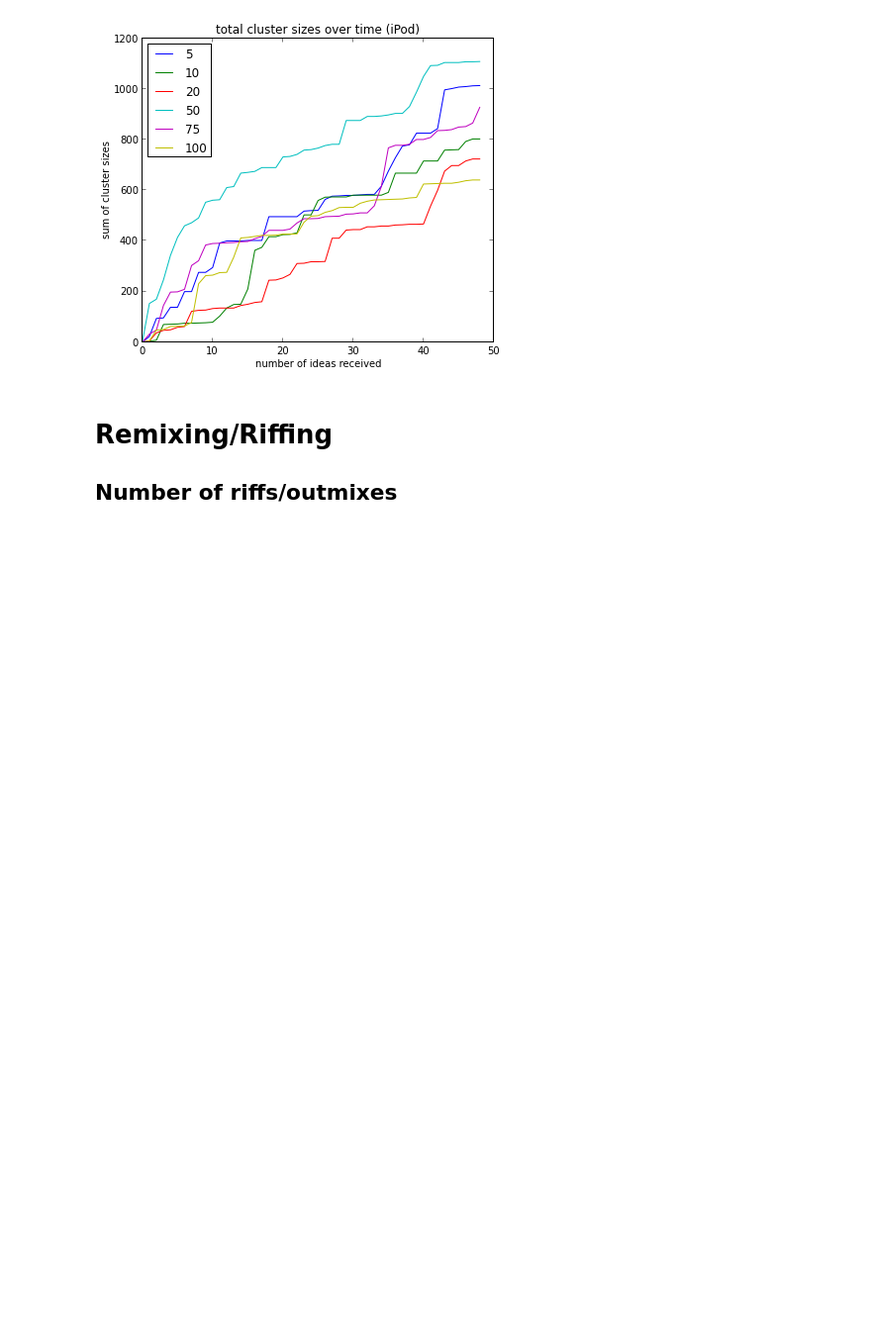
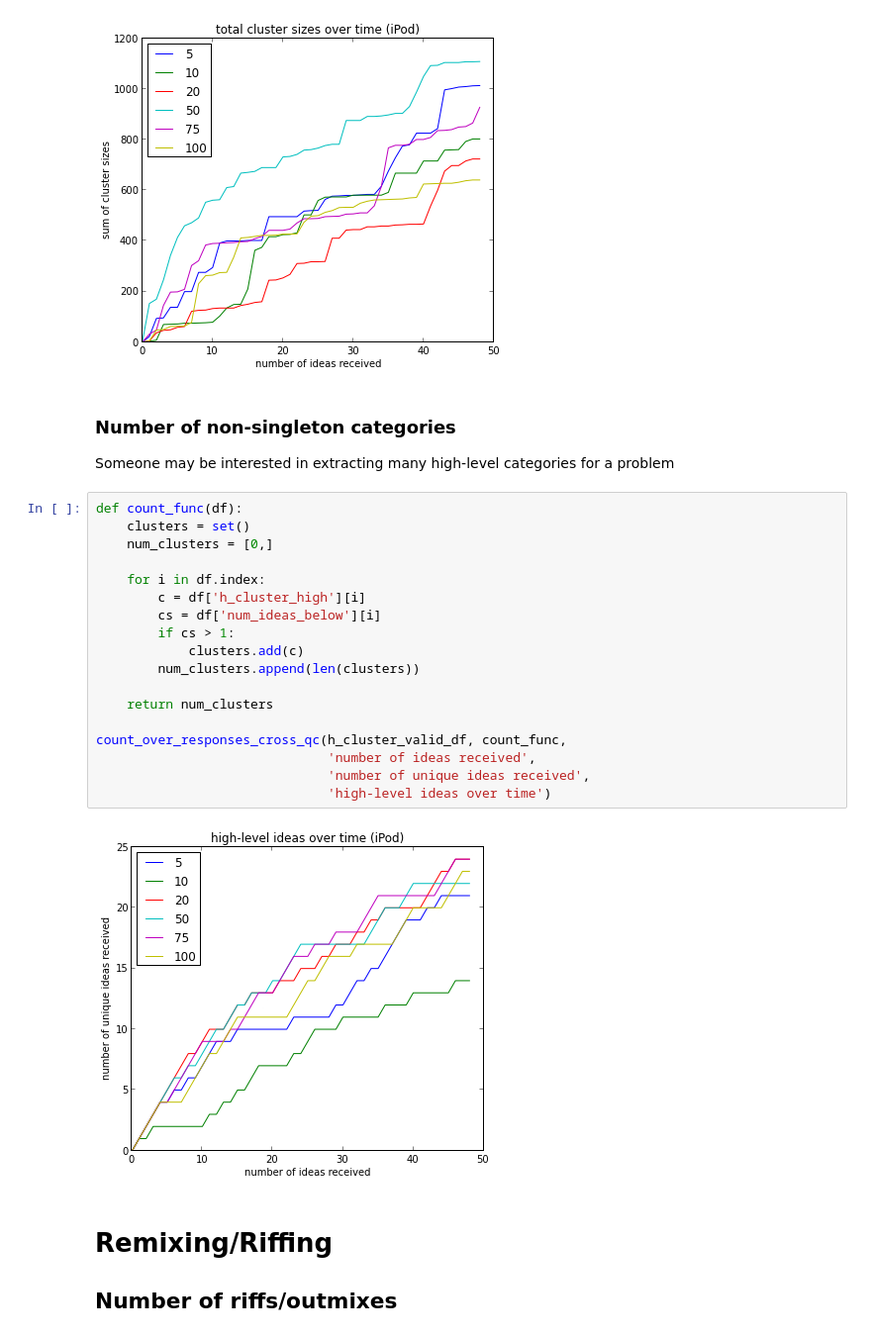
Before and after one commit to filkry/crowbrain, a Jupyter notebook: exps/post_pilot16_stats.ipynb, the cells around one changed output. Shown at 99% size. Cells and saved outputs as stored; diff of their text form; blank space fills up the shorter version.

Commit message:
non-singleton categories

```diff
--- a/exps/post_pilot16_stats.ipynb
+++ b/exps/post_pilot16_stats.ipynb
@@ -1239,6 +1239,30 @@ count_over_responses_cross_qc(h_cluster_valid_df, count_func,
                               'total cluster sizes over time')
 # %% [output]
 [figure]
+# %% [markdown]
+### Number of non-singleton categories
+
+Someone may be interested in extracting many high-level categories for a problem
+# %%
+def count_func(df):
+    clusters = set()
+    num_clusters = [0,]
+
+    for i in df.index:
+        c = df['h_cluster_high'][i]
+        cs = df['num_ideas_below'][i]
+        if cs > 1:
+            clusters.add(c)
+        num_clusters.append(len(clusters))
+
+    return num_clusters
+
+count_over_responses_cross_qc(h_cluster_valid_df, count_func,
+                              'number of ideas received',
+                              'number of unique ideas received',
+                              'high-level ideas over time')
+# %% [output]
+[figure, added]
 # %% [markdown]
 # Remixing/Riffing
 
```
